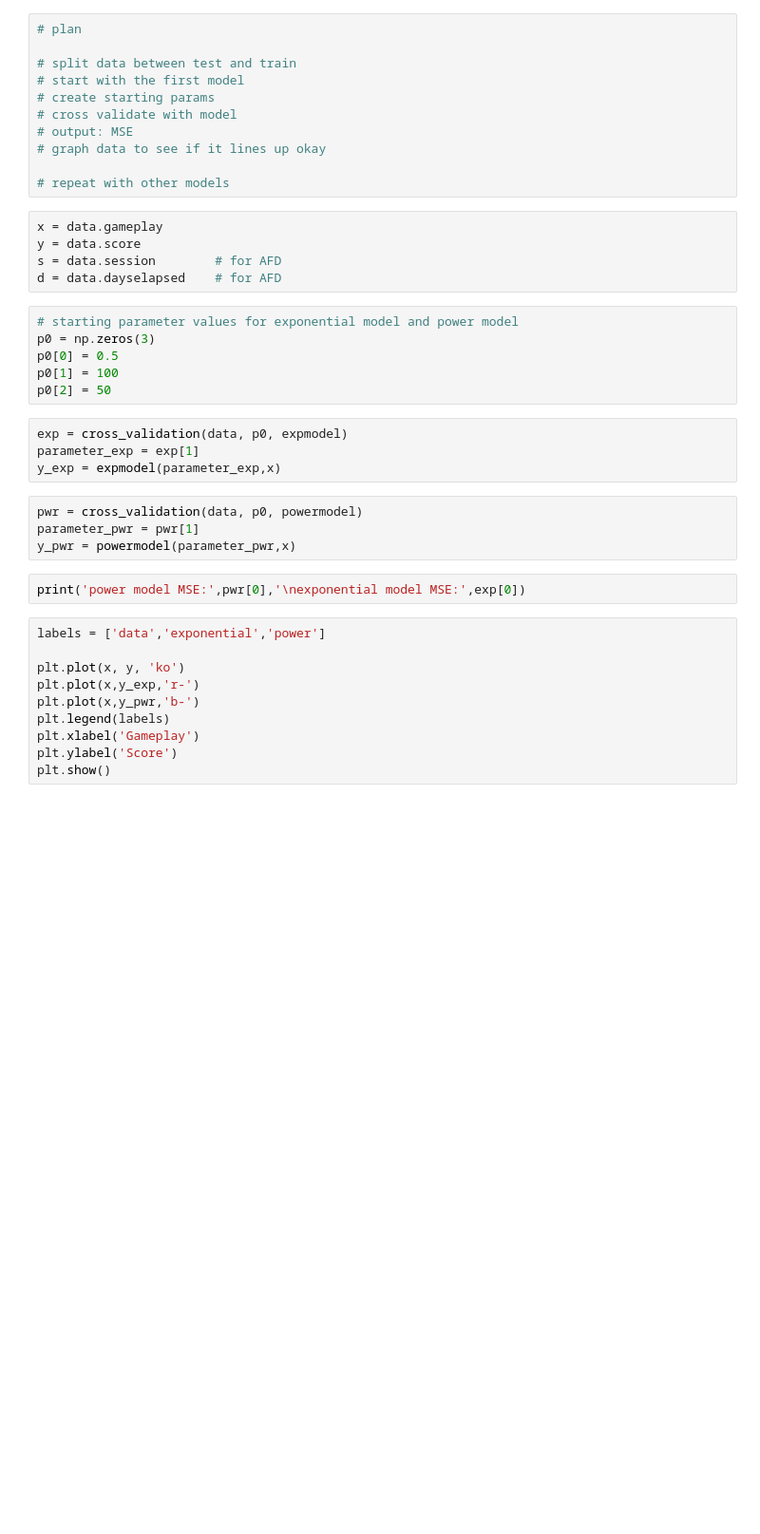
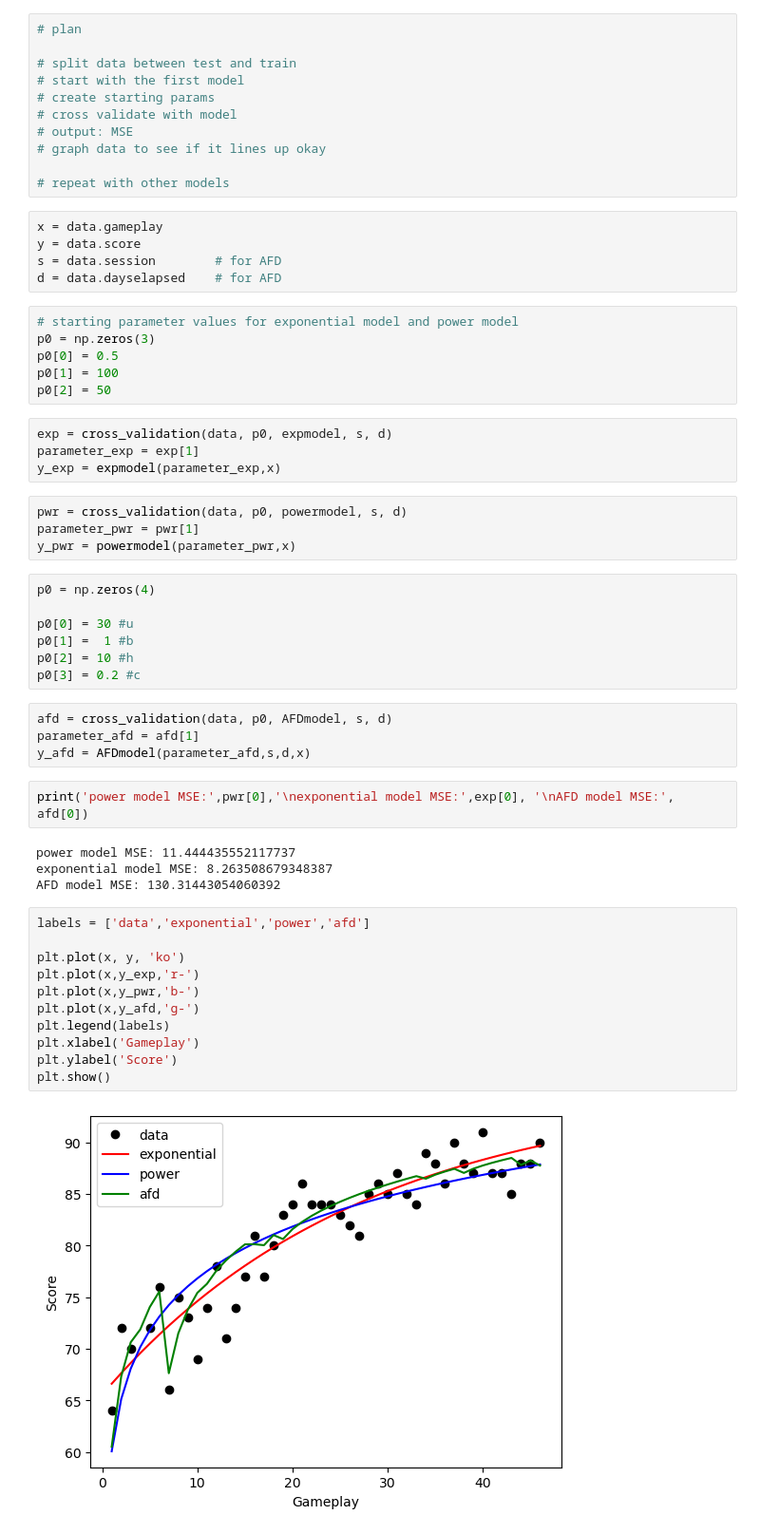
Before and after one commit to han-happy/computational_model_project_psych_119, a Jupyter notebook: code_works.ipynb, the cells around one changed output. Shown at 95% size. Drawn from its saved outputs; the diff is of its cells as text; blank space fills up the shorter version.

```diff
--- a/code_works.ipynb
+++ b/code_works.ipynb
@@ -92,22 +92,40 @@ p0[0] = 0.5
 p0[1] = 100
 p0[2] = 50
 # %%
-exp = cross_validation(data, p0, expmodel)
+exp = cross_validation(data, p0, expmodel, s, d)
 parameter_exp = exp[1]
 y_exp = expmodel(parameter_exp,x)
 # %%
-pwr = cross_validation(data, p0, powermodel)
+pwr = cross_validation(data, p0, powermodel, s, d)
 parameter_pwr = pwr[1]
 y_pwr = powermodel(parameter_pwr,x)
+# %%
+p0 = np.zeros(4)
+
+p0[0] = 30 #u
+p0[1] =  1 #b
+p0[2] = 10 #h
+p0[3] = 0.2 #c
+# %%
+afd = cross_validation(data, p0, AFDmodel, s, d)
+parameter_afd = afd[1]
+y_afd = AFDmodel(parameter_afd,s,d,x)
 # %%
-print('power model MSE:',pwr[0],'\nexponential model MSE:',exp[0])
+print('power model MSE:',pwr[0],'\nexponential model MSE:',exp[0], '\nAFD model MSE:', afd[0])
+# %% [output]
+power model MSE: 11.444435552117737
+exponential model MSE: 8.263508679348387
+AFD model MSE: 130.31443054060392
 # %%
-labels = ['data','exponential','power']
+labels = ['data','exponential','power','afd']
 
 plt.plot(x, y, 'ko')
 plt.plot(x,y_exp,'r-')
 plt.plot(x,y_pwr,'b-')
+plt.plot(x,y_afd,'g-')
 plt.legend(labels)
 plt.xlabel('Gameplay')
 plt.ylabel('Score')
 plt.show()
+# %% [output]
+[figure, added]
```
Also changed, not shown: parts of 3 cells of this notebook.
